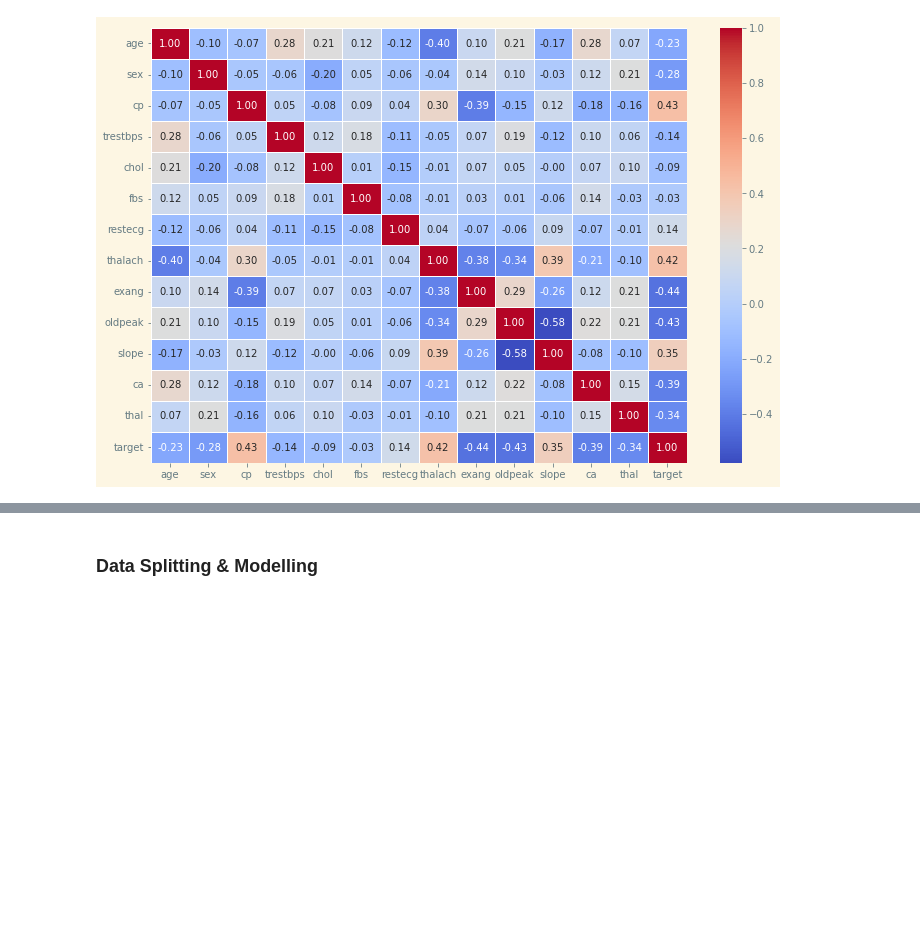
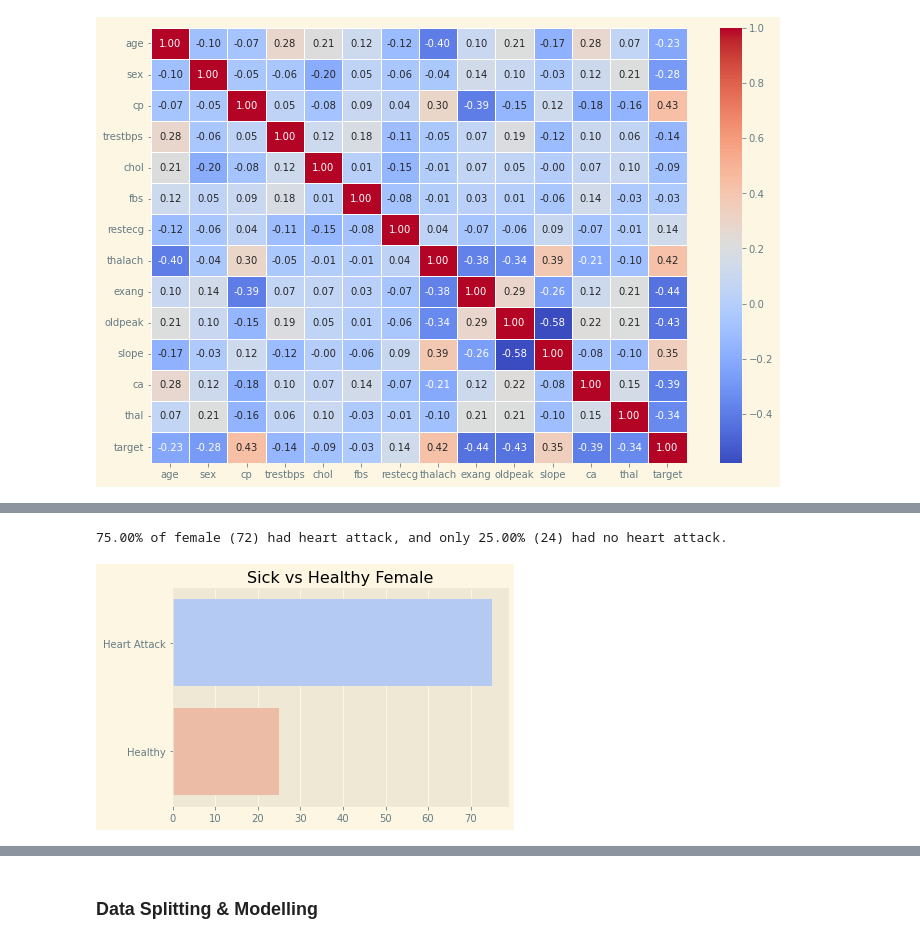
Before and after one commit to shadowbane/PYTN_Prakerja_Adli, a Jupyter notebook: PYTN_Prakerja_Adli.ipynb, the cells around one changed output, grey strips where cells are left out. Drawn from its saved outputs; the diff is of its cells as text; code cells hidden in the pictures; blank space fills up the shorter version.

```diff
--- a/PYTN_Prakerja_Adli.ipynb
+++ b/PYTN_Prakerja_Adli.ipynb
@@ -116,0 +233,14 @@ plt.show()
+# %%
+onlyFemaleSick = (femaleSick/(femaleSick+femaleOk))*100
+onlyFemaleOk = (femaleOk/(femaleSick+femaleOk))*100
+
+sns.barplot(
+    x=[onlyFemaleSick, onlyFemaleOk],
+    y=['Heart Attack', 'Healthy'],
+    palette='coolwarm'
+).set_title('Sick vs Healthy Female')
+
+print(f"{onlyFemaleSick:0.2f}% of female ({femaleSick}) had heart attack, and only {onlyFemaleOk:0.2f}% ({femaleOk}) had no heart attack.")
+# %% [output]
+75.00% of female (72) had heart attack, and only 25.00% (24) had no heart attack.
+[figure, added]
```
Also changed, not shown: parts of 15 cells of this notebook.
